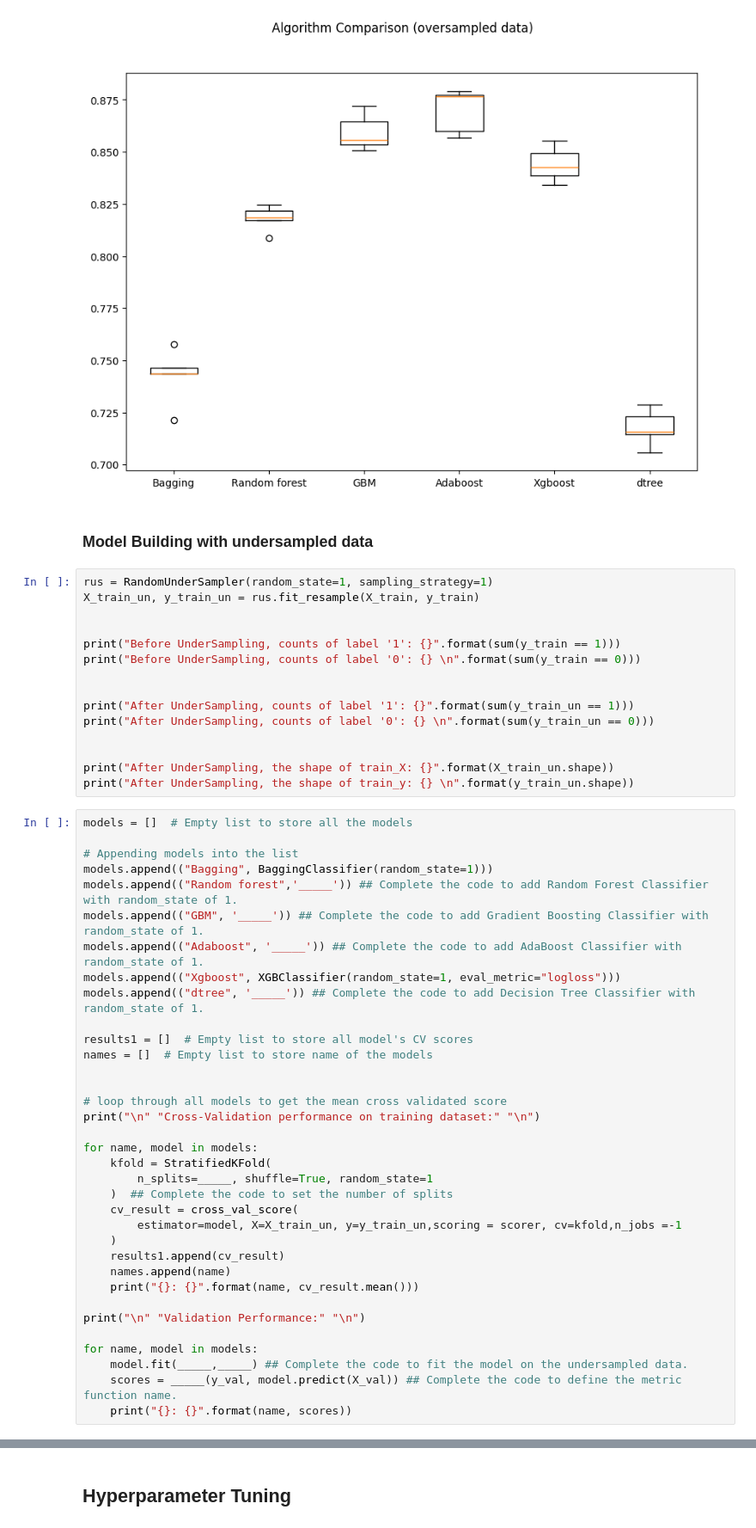
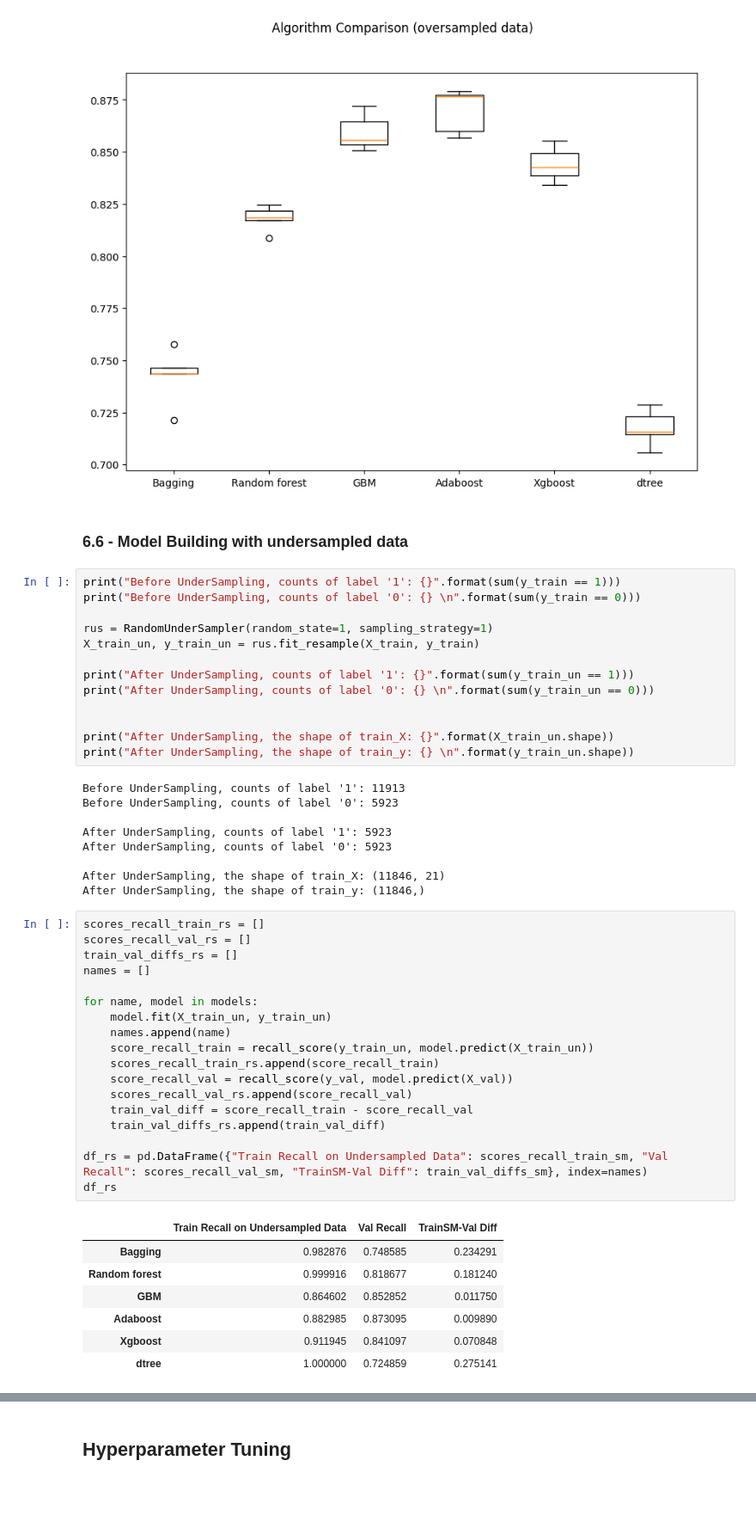
Before and after one commit to RashmiJK/PGP-AIML-EasyVisa-AML, a Jupyter notebook: easyvisa_modeling.ipynb, the cells around one changed output, grey strips where cells are left out. Shown at 86% size. Drawn from its saved outputs; the diff is of its cells as text; blank space fills up the shorter version.

```diff
--- a/easyvisa_modeling.ipynb
+++ b/easyvisa_modeling.ipynb
@@ -1220,15 +1220,13 @@ plt.show()
 # %% [output]
 [figure]
 # %% [markdown]
-### Model Building with undersampled data
+### 6.6 - Model Building with undersampled data
 # %%
-rus = RandomUnderSampler(random_state=1, sampling_strategy=1)
-X_train_un, y_train_un = rus.fit_resample(X_train, y_train)
-
-
 print("Before UnderSampling, counts of label '1': {}".format(sum(y_train == 1)))
 print("Before UnderSampling, counts of label '0': {} \n".format(sum(y_train == 0)))
 
+rus = RandomUnderSampler(random_state=1, sampling_strategy=1)
+X_train_un, y_train_un = rus.fit_resample(X_train, y_train)
 
 print("After UnderSampling, counts of label '1': {}".format(sum(y_train_un == 1)))
 print("After UnderSampling, counts of label '0': {} \n".format(sum(y_train_un == 0)))
@@ -1236,38 +1234,38 @@ print("After UnderSampling, counts of label '0': {} \n".format(sum(y_train_un ==
 
 print("After UnderSampling, the shape of train_X: {}".format(X_train_un.shape))
 print("After UnderSampling, the shape of train_y: {} \n".format(y_train_un.shape))
+# %% [output]
+Before UnderSampling, counts of label '1': 11913
+Before UnderSampling, counts of label '0': 5923
+
+After UnderSampling, counts of label '1': 5923
+After UnderSampling, counts of label '0': 5923
+
+After UnderSampling, the shape of train_X: (11846, 21)
+After UnderSampling, the shape of train_y: (11846,)
-# %%
-models = []  # Empty list to store all the models
-
-# Appending models into the list
-models.append(("Bagging", BaggingClassifier(random_state=1)))
-models.append(("Random forest",'_____')) ## Complete the code to add Random Forest Classifier with random_state of 1.
-models.append(("GBM", '_____')) ## Complete the code to add Gradient Boosting Classifier with random_state of 1.
-models.append(("Adaboost", '_____')) ## Complete the code to add AdaBoost Classifier with random_state of 1.
-models.append(("Xgboost", XGBClassifier(random_state=1, eval_metric="logloss")))
-models.append(("dtree", '_____')) ## Complete the code to add Decision Tree Classifier with random_state of 1.
-
-results1 = []  # Empty list to store all model's CV scores
-names = []  # Empty list to store name of the models
-
-
-# loop through all models to get the mean cross validated score
-print("\n" "Cross-Validation performance on training dataset:" "\n")
-
-for name, model in models:
-    kfold = StratifiedKFold(
-        n_splits=_____, shuffle=True, random_state=1
-    )  ## Complete the code to set the number of splits
-    cv_result = cross_val_score(
-        estimator=model, X=X_train_un, y=y_train_un,scoring = scorer, cv=kfold,n_jobs =-1
-    )
-    results1.append(cv_result)
-    names.append(name)
-    print("{}: {}".format(name, cv_result.mean()))
-
-print("\n" "Validation Performance:" "\n")
-
-for name, model in models:
-    model.fit(_____,_____) ## Complete the code to fit the model on the undersampled data.
-    scores = _____(y_val, model.predict(X_val)) ## Complete the code to define the metric function name.
-    print("{}: {}".format(name, scores))
+# %%
+scores_recall_train_rs = []
+scores_recall_val_rs = []
+train_val_diffs_rs = []
+names = []
+
+for name, model in models:
+    model.fit(X_train_un, y_train_un)
+    names.append(name)
+    score_recall_train = recall_score(y_train_un, model.predict(X_train_un))
+    scores_recall_train_rs.append(score_recall_train)
+    score_recall_val = recall_score(y_val, model.predict(X_val))
+    scores_recall_val_rs.append(score_recall_val)
+    train_val_diff = score_recall_train - score_recall_val
+    train_val_diffs_rs.append(train_val_diff)
+
+df_rs = pd.DataFrame({"Train Recall on Undersampled Data": scores_recall_train_sm, "Val Recall": scores_recall_val_sm, "TrainSM-Val Diff": train_val_diffs_sm}, index=names)
+df_rs
+# %% [output]
+|  | Train Recall on Undersampled Data | Val Recall | TrainSM-Val Diff |
+| Bagging | 0.982876 | 0.748585 | 0.234291 |
+| Random forest | 0.999916 | 0.818677 | 0.181240 |
+| GBM | 0.864602 | 0.852852 | 0.011750 |
+| Adaboost | 0.882985 | 0.873095 | 0.009890 |
+| Xgboost | 0.911945 | 0.841097 | 0.070848 |
+| dtree | 1.000000 | 0.724859 | 0.275141 |
```
Also changed, not shown: parts of 3 cells of this notebook.
